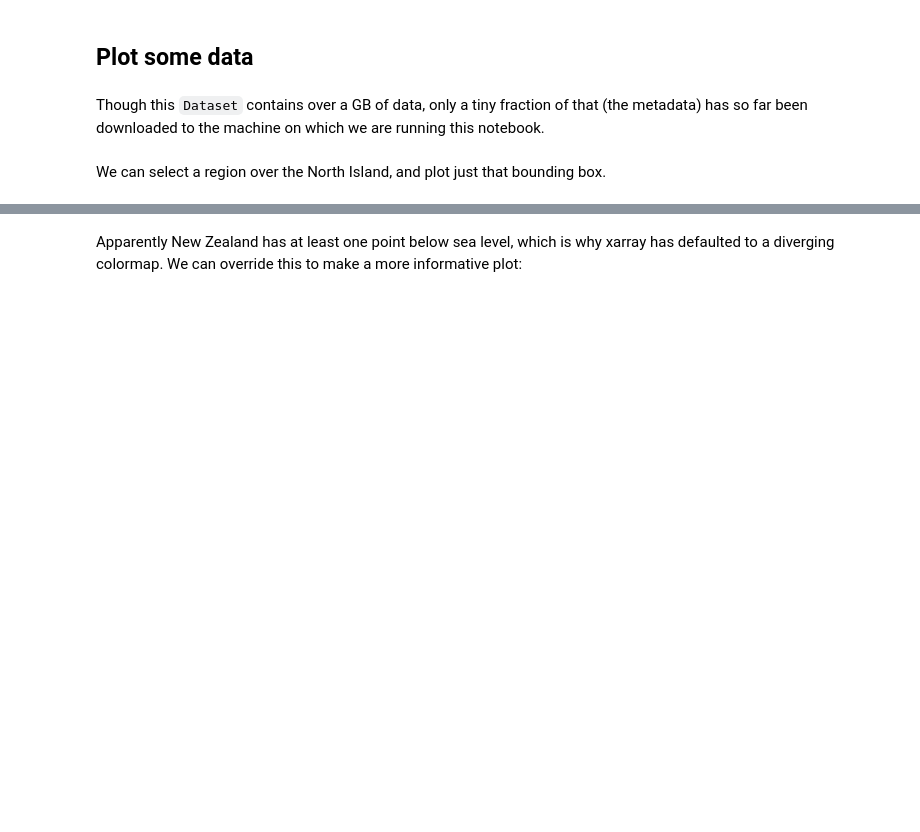
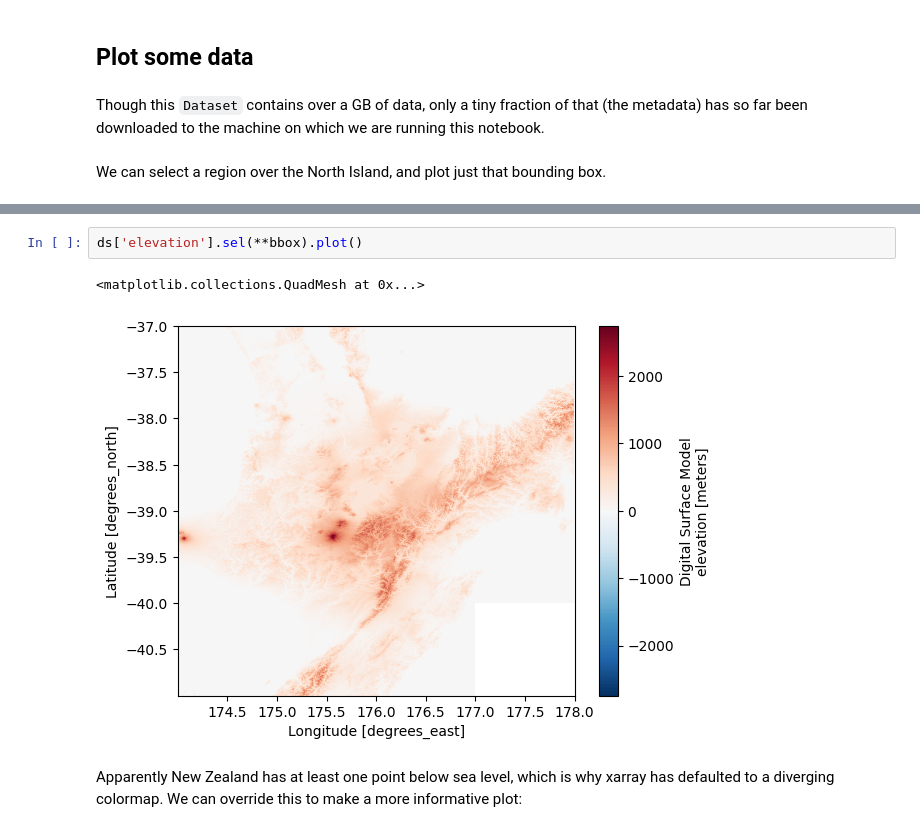
Before and after one commit to earth-mover/earthsciencesnz-immersion-day, a Jupyter notebook: lab-1/lab-1.ipynb, the cells around one changed output, grey strips where cells are left out. Cells and saved outputs as stored; diff of their text form; blank space fills up the shorter version.

```diff
--- a/lab-1/lab-1.ipynb
+++ b/lab-1/lab-1.ipynb
@@ -155,3 +167,8 @@ ds['elevation'].sel(longitude=slice(174, 178), latitude=slice(-37, -41), method=
+# %%
+ds['elevation'].sel(**bbox).plot()
+# %% [output]
+<matplotlib.collections.QuadMesh at 0x...>
+[figure, added]
 # %% [markdown]
 Apparently New Zealand has at least one point below sea level, which is why xarray has defaulted to a diverging colormap. We can override this to make a more informative plot:
 # %%
```
Also changed, not shown: parts of 5 cells of this notebook.
